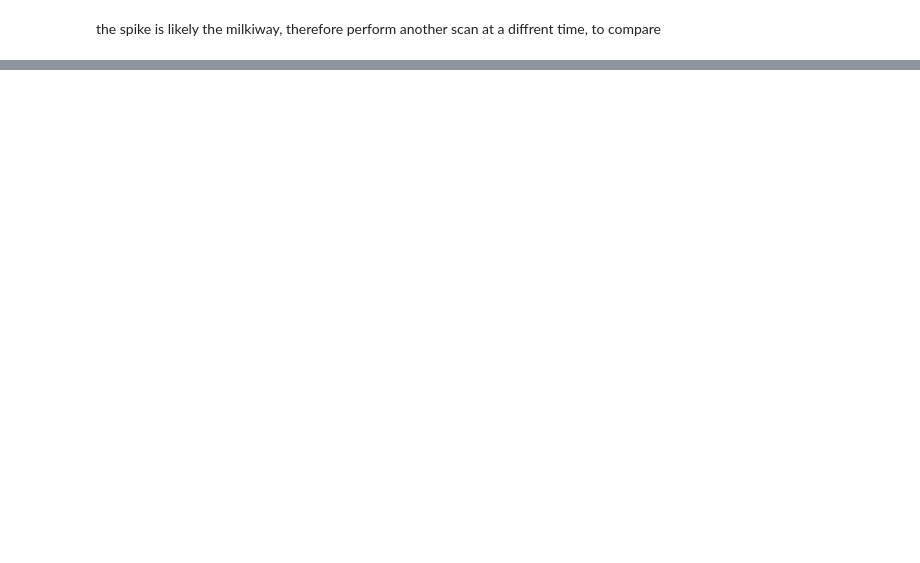
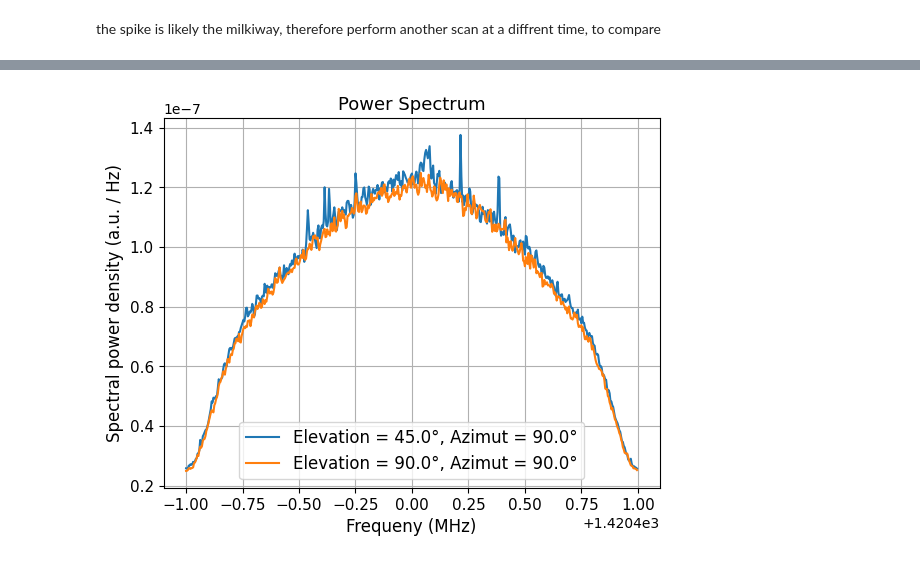
Before and after one commit to SecretGmG/lab, a Jupyter notebook: srt/elevation_scan.ipynb, the cells around one changed output, grey strips where cells are left out. Saved outputs shown, nothing was run; the diff lists cells and outputs as text; code cells hidden in the pictures; blank space fills up the shorter version.

```diff
--- a/srt/elevation_scan.ipynb
+++ b/srt/elevation_scan.ipynb
@@ -38,0 +48,8 @@ the spike is likely the milkiway, therefore perform another scan at a diffrent t
+# %%
+pt.plotting.start_plot(f'Power Spectrum', 'Frequeny (MHz)', 'Spectral power density (a.u. / Hz)')
+plot_power_spectrum('Measurements/ElevationScan/2ndScanAtDay_noMilkyWay/ElevationScan_T1250_Az90_20251002.hdf', 35)
+
+plot_power_spectrum('Measurements/ElevationScan/2ndScanAtDay_noMilkyWay/ElevationScan_T1250_Az90_20251002.hdf', -1)
+pt.plotting.end_plot()
+# %% [output]
+[figure, added]
```
Also changed, not shown: parts of 2 cells of this notebook, 2 other files.
